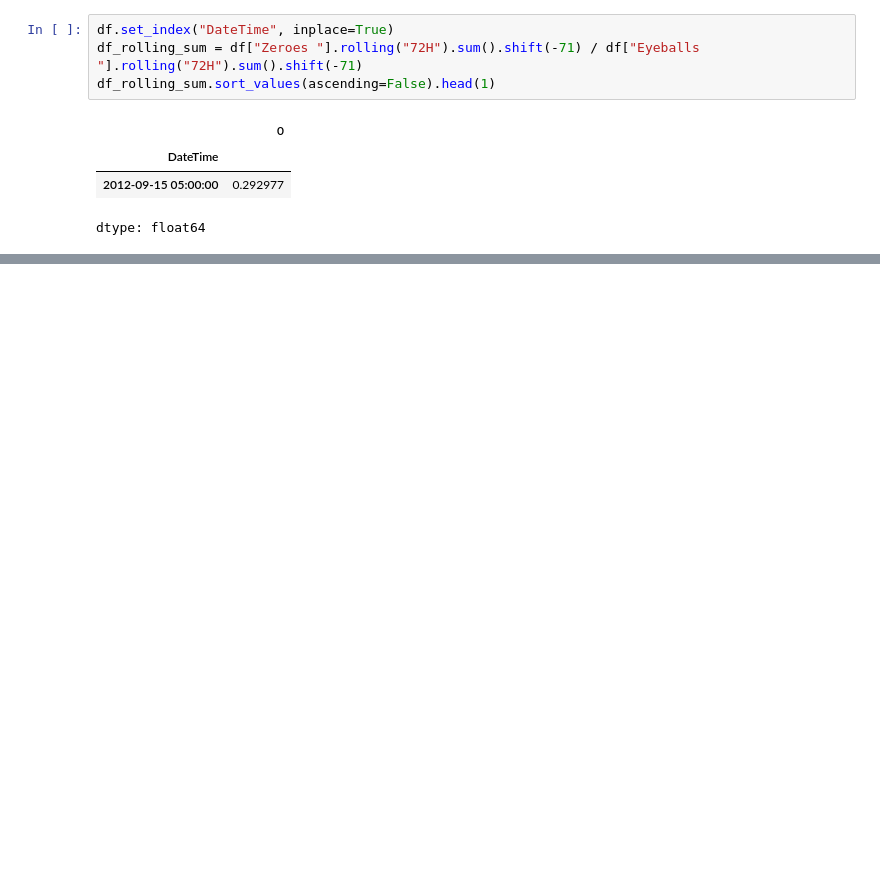
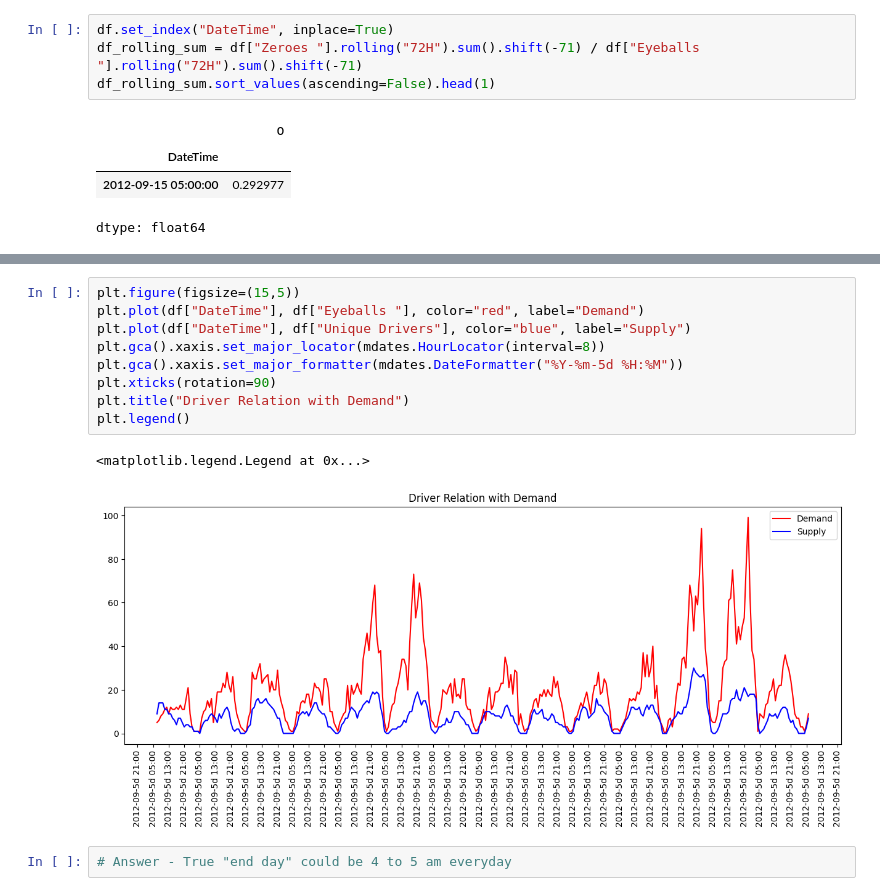
Before and after one commit to avi-11-2002/UBER-Assignment, a Jupyter notebook: Uber_DS_Assignment.ipynb, the cells around one changed output, grey strips where cells are left out. Cells and saved outputs as stored; diff of their text form; blank space fills up the shorter version.

```diff
--- a/Uber_DS_Assignment.ipynb
+++ b/Uber_DS_Assignment.ipynb
@@ -365,0 +402,14 @@ dtype: float64
+# %%
+plt.figure(figsize=(15,5))
+plt.plot(df["DateTime"], df["Eyeballs "], color="red", label="Demand")
+plt.plot(df["DateTime"], df["Unique Drivers"], color="blue", label="Supply")
+plt.gca().xaxis.set_major_locator(mdates.HourLocator(interval=8))
+plt.gca().xaxis.set_major_formatter(mdates.DateFormatter("%Y-%m-5d %H:%M"))
+plt.xticks(rotation=90)
+plt.title("Driver Relation with Demand")
+plt.legend()
+# %% [output]
+<matplotlib.legend.Legend at 0x...>
+[figure, added]
+# %%
+# Answer - True "end day" could be 4 to 5 am everyday
```
Also changed, not shown: parts of 20 cells of this notebook.
